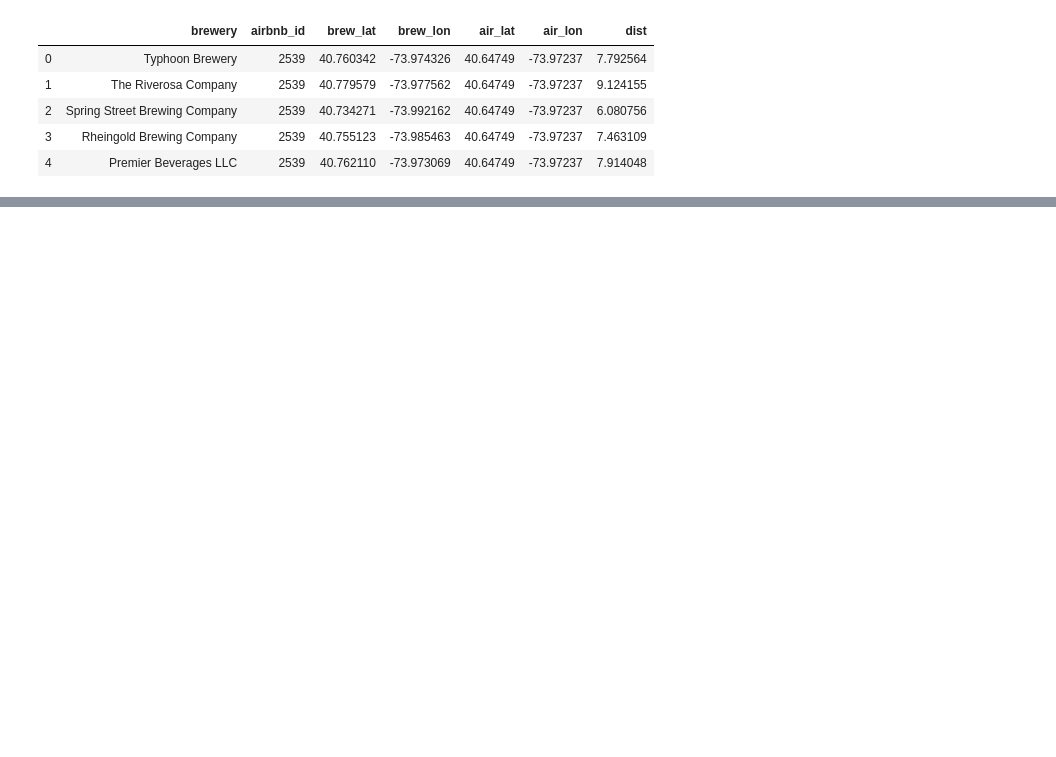
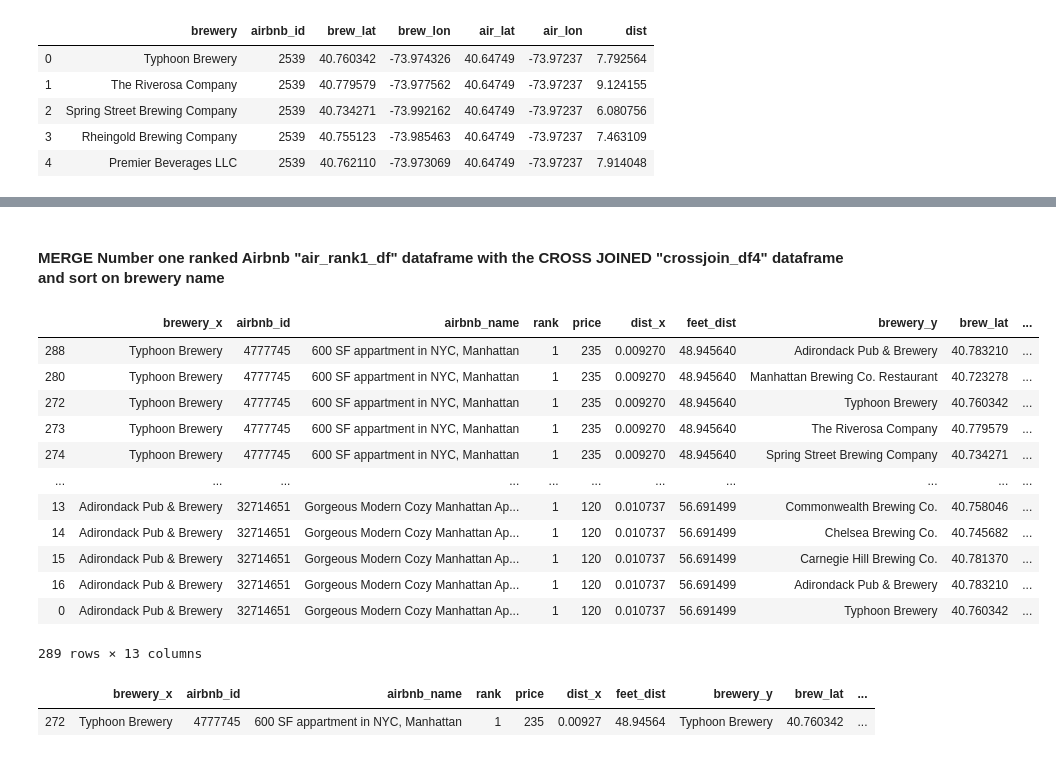
Before and after one commit to Kenneth-Edwards/ETL-Project_Brewery-Tour, a Jupyter notebook: ETL_PROJECT_Jupyter_geocoding.ipynb, the cells around one changed output, grey strips where cells are left out. Cells and saved outputs as stored; diff of their text form; code cells hidden in the pictures; blank space fills up the shorter version.

```diff
--- a/ETL_PROJECT_Jupyter_geocoding.ipynb
+++ b/ETL_PROJECT_Jupyter_geocoding.ipynb
@@ -517,0 +598,29 @@ session.close()
+# %% [markdown]
+#### MERGE Number one ranked Airbnb "air_rank1_df" dataframe with the CROSS JOINED "crossjoin_df4" dataframe and sort on brewery name
+# %%
+# MERGE Number one ranked Airbnb dataframe with the CROSS JOINED dataframe and
+# sort on brewery name from the brewery dataframe
+air_rank1_dftest = pd.merge(air_rank1_df, crossjoin_df4, on='airbnb_id')
+air_rank1_dftest.sort_values(by='brewery_x', ascending=0)
+# %% [output]
+|  | brewery_x | airbnb_id | airbnb_name | rank | price | dist_x | feet_dist | brewery_y | brew_lat | ... |
+| 288 | Typhoon Brewery | 4777745 | 600 SF appartment in NYC, Manhattan | 1 | 235 | 0.009270 | 48.945640 | Adirondack Pub & Brewery | 40.783210 | ... |
+| 280 | Typhoon Brewery | 4777745 | 600 SF appartment in NYC, Manhattan | 1 | 235 | 0.009270 | 48.945640 | Manhattan Brewing Co. Restaurant | 40.723278 | ... |
+| 272 | Typhoon Brewery | 4777745 | 600 SF appartment in NYC, Manhattan | 1 | 235 | 0.009270 | 48.945640 | Typhoon Brewery | 40.760342 | ... |
+| 273 | Typhoon Brewery | 4777745 | 600 SF appartment in NYC, Manhattan | 1 | 235 | 0.009270 | 48.945640 | The Riverosa Company | 40.779579 | ... |
+| 274 | Typhoon Brewery | 4777745 | 600 SF appartment in NYC, Manhattan | 1 | 235 | 0.009270 | 48.945640 | Spring Street Brewing Company | 40.734271 | ... |
+| ... | ... | ... | ... | ... | ... | ... | ... | ... | ... | ... |
+| 13 | Adirondack Pub & Brewery | 32714651 | Gorgeous Modern Cozy Manhattan Ap... | 1 | 120 | 0.010737 | 56.691499 | Commonwealth Brewing Co. | 40.758046 | ... |
+| 14 | Adirondack Pub & Brewery | 32714651 | Gorgeous Modern Cozy Manhattan Ap... | 1 | 120 | 0.010737 | 56.691499 | Chelsea Brewing Co. | 40.745682 | ... |
+| 15 | Adirondack Pub & Brewery | 32714651 | Gorgeous Modern Cozy Manhattan Ap... | 1 | 120 | 0.010737 | 56.691499 | Carnegie Hill Brewing Co. | 40.781370 | ... |
+| 16 | Adirondack Pub & Brewery | 32714651 | Gorgeous Modern Cozy Manhattan Ap... | 1 | 120 | 0.010737 | 56.691499 | Adirondack Pub & Brewery | 40.783210 | ... |
+| 0 | Adirondack Pub & Brewery | 32714651 | Gorgeous Modern Cozy Manhattan Ap... | 1 | 120 | 0.010737 | 56.691499 | Typhoon Brewery | 40.760342 | ... |
+289 rows × 13 columns
+# %%
+# following TEST code extracts the row from the MERGED DataFrame which identifies the correct data for the "Typhoon Brewery"
+rank1_w_geocords = air_rank1_dftest.loc[(air_rank1_dftest["brewery_x"] == "Typhoon Brewery") & (
+    air_rank1_dftest["rank"] == 1) & (air_rank1_dftest["brewery_y"] == "Typhoon Brewery"), :]
+rank1_w_geocords
+# %% [output]
+|  | brewery_x | airbnb_id | airbnb_name | rank | price | dist_x | feet_dist | brewery_y | brew_lat | ... |
+| 272 | Typhoon Brewery | 4777745 | 600 SF appartment in NYC, Manhattan | 1 | 235 | 0.00927 | 48.94564 | Typhoon Brewery | 40.760342 | ... |
```
Also changed, not shown: parts of 63 cells of this notebook, 3 other files.
